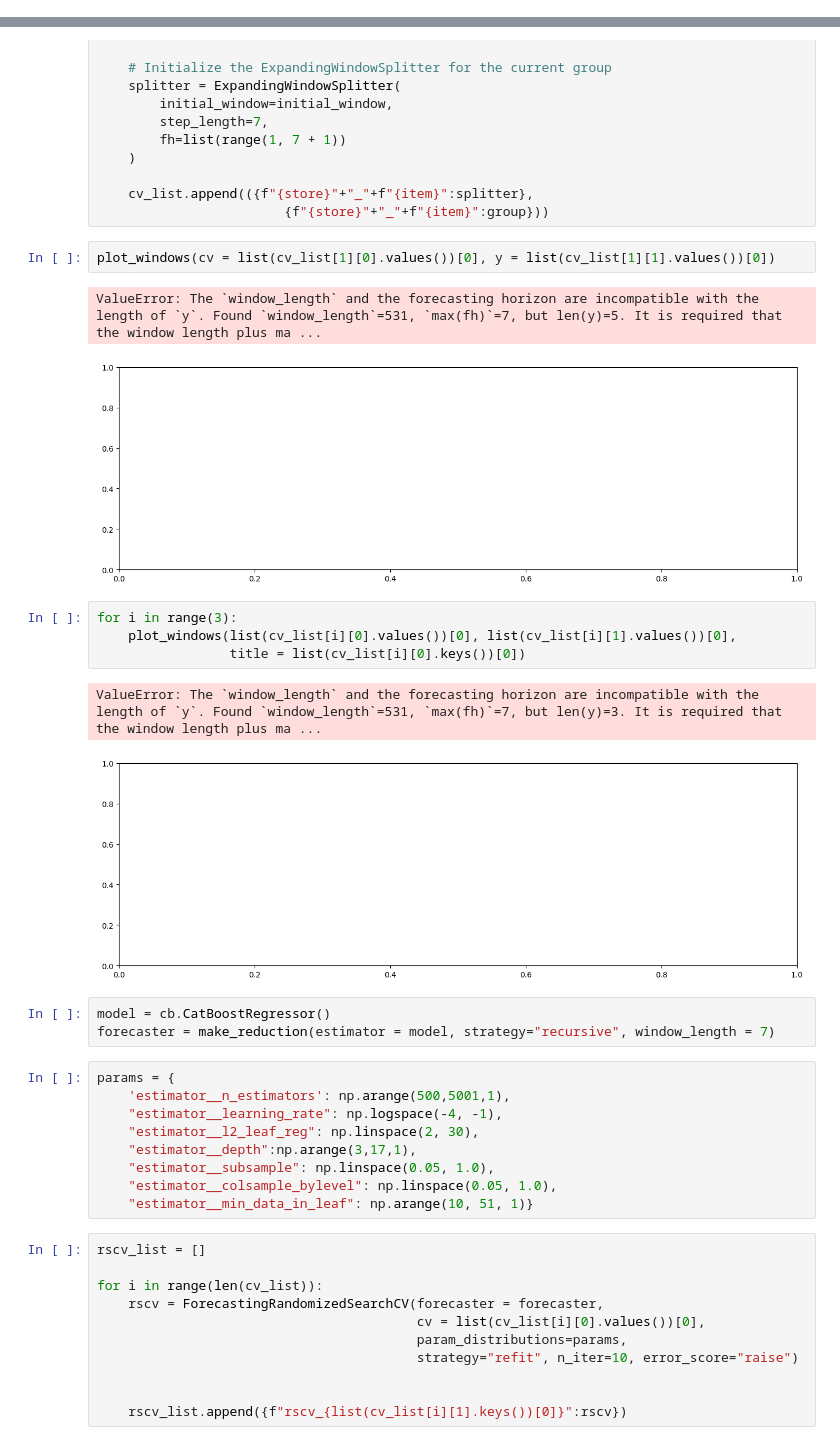
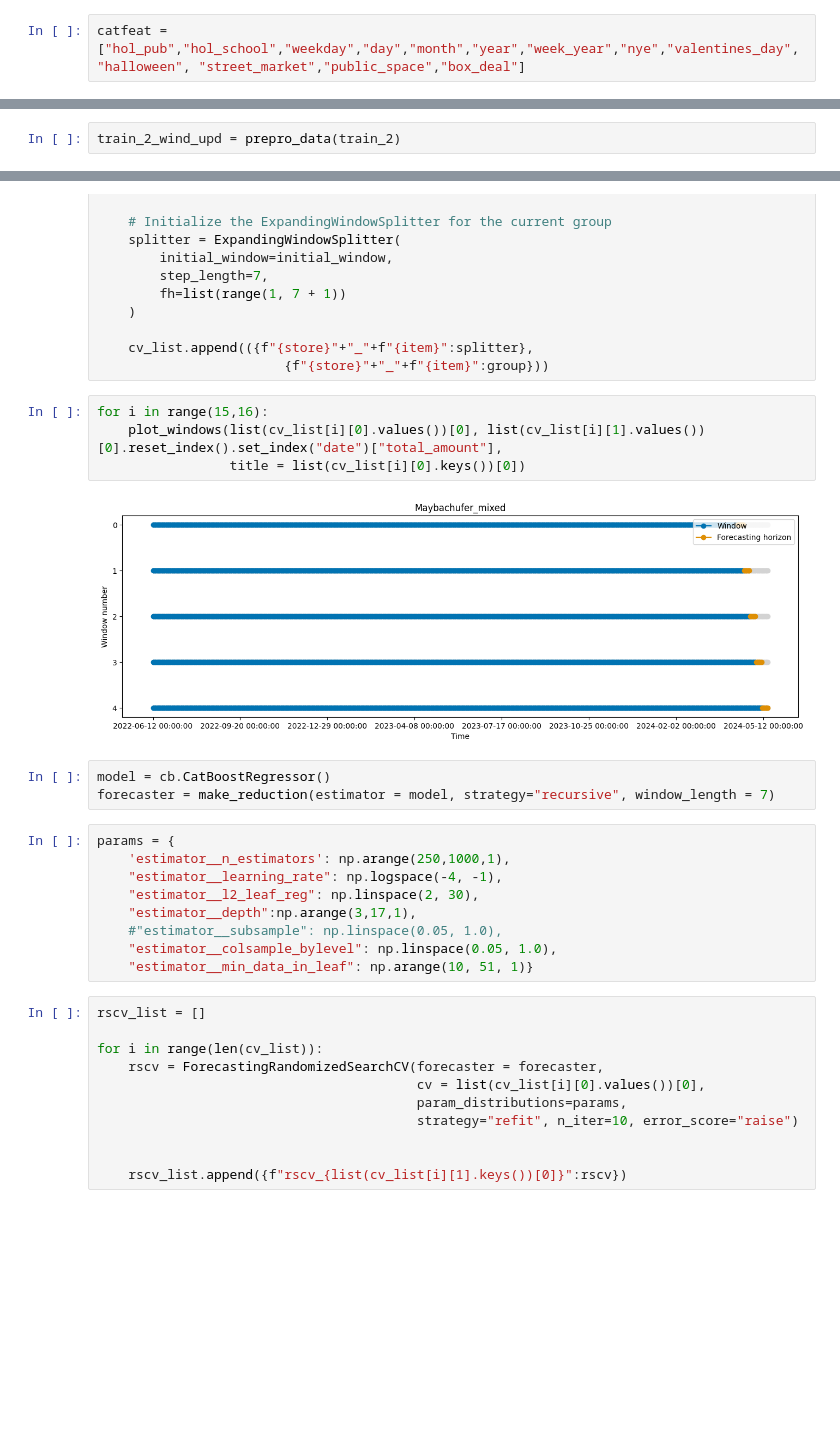
Before and after one commit to vlatko-v/sweet-spot-donut-sales-forecasting, a Jupyter notebook: catboost.ipynb, the cells around one changed output, grey strips where cells are left out. Drawn from its saved outputs; the diff is of its cells as text; blank space fills up the shorter version.

```diff
--- a/catboost.ipynb
+++ b/catboost.ipynb
@@ -253,4 +227,6 @@ train_2 = train_2.set_index(["store_name","item_category","date"]).sort_index()
 #y_train_2_wind = train_2_wind.iloc[:,:8]
 # %% [markdown]
 **Cross-validation**
+# %%
+catfeat = ["hol_pub","hol_school","weekday","day","month","year","week_year","nye","valentines_day","halloween", "street_market","public_space","box_deal"]
 # %%
@@ -313 +295,3 @@ for i in range(len(train_2_wind_upd)):
+# %%
+train_2_wind_upd = prepro_data(train_2)
 # %%
@@ -344,28 +328,22 @@ for (store,item), group in train_2_wind_upd:
 
     cv_list.append(({f"{store}"+"_"+f"{item}":splitter},
                         {f"{store}"+"_"+f"{item}":group}))
-# %%
-plot_windows(cv = list(cv_list[1][0].values())[0], y = list(cv_list[1][1].values())[0])
-# %% [output]
-ValueError: The `window_length` and the forecasting horizon are incompatible with the length of `y`. Found `window_length`=531, `max(fh)`=7, but len(y)=5. It is required that the window length plus ma ...
-[figure, removed]
 # %%
-for i in range(3):
-    plot_windows(list(cv_list[i][0].values())[0], list(cv_list[i][1].values())[0],
+for i in range(15,16):
+    plot_windows(list(cv_list[i][0].values())[0], list(cv_list[i][1].values())[0].reset_index().set_index("date")["total_amount"],
                  title = list(cv_list[i][0].keys())[0])
 # %% [output]
-ValueError: The `window_length` and the forecasting horizon are incompatible with the length of `y`. Found `window_length`=531, `max(fh)`=7, but len(y)=3. It is required that the window length plus ma ...
-[figure, old version]
+[figure, new version]
 # %%
 model = cb.CatBoostRegressor()
 forecaster = make_reduction(estimator = model, strategy="recursive", window_length = 7)
 # %%
 params = {
-    'estimator__n_estimators': np.arange(500,5001,1),
+    'estimator__n_estimators': np.arange(250,1000,1),
     "estimator__learning_rate": np.logspace(-4, -1),
     "estimator__l2_leaf_reg": np.linspace(2, 30),
     "estimator__depth":np.arange(3,17,1),
-    "estimator__subsample": np.linspace(0.05, 1.0),
+    #"estimator__subsample": np.linspace(0.05, 1.0),
     "estimator__colsample_bylevel": np.linspace(0.05, 1.0),
     "estimator__min_data_in_leaf": np.arange(10, 51, 1)}
 # %%
```
Also changed, not shown: parts of 16 cells of this notebook.
